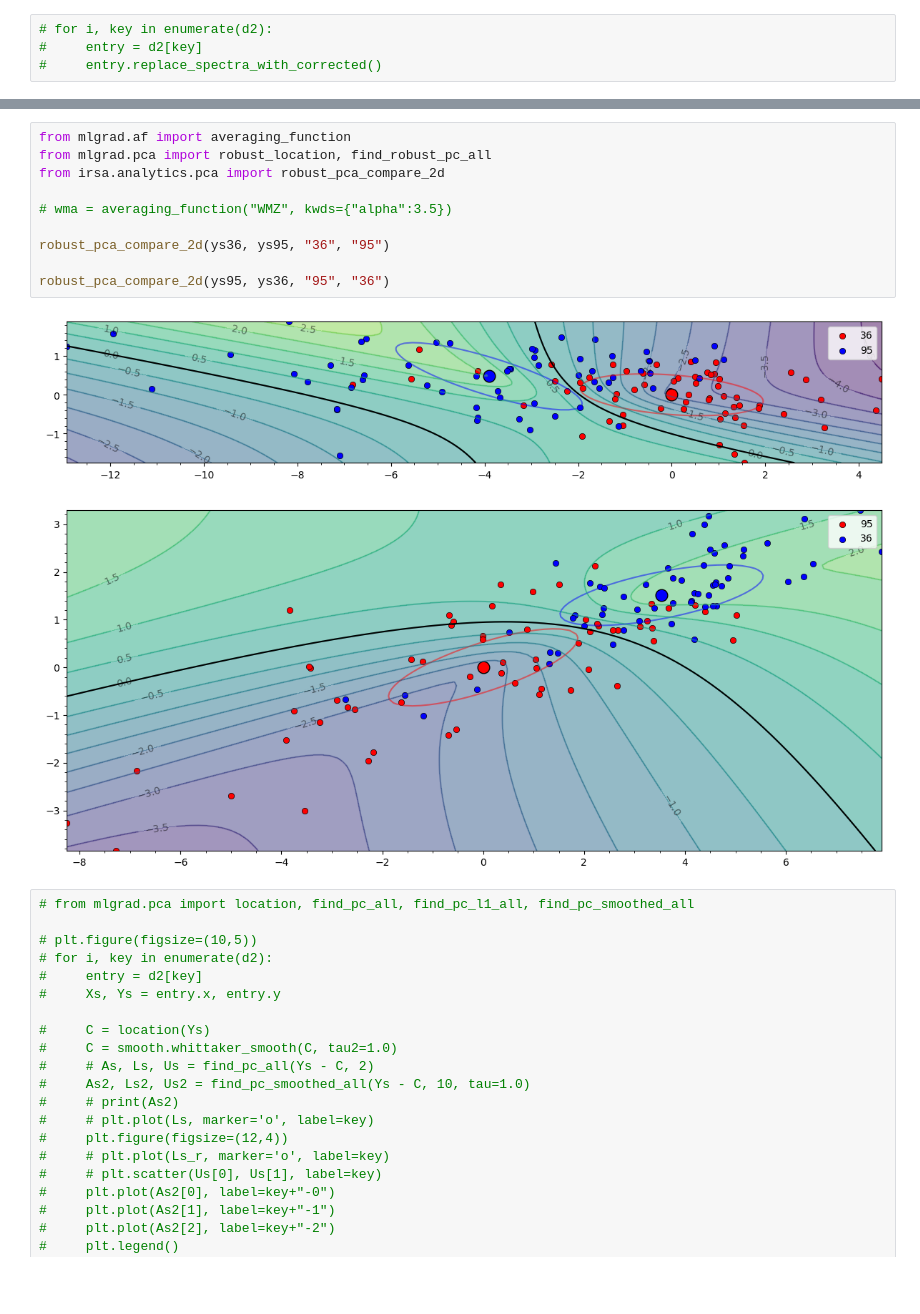
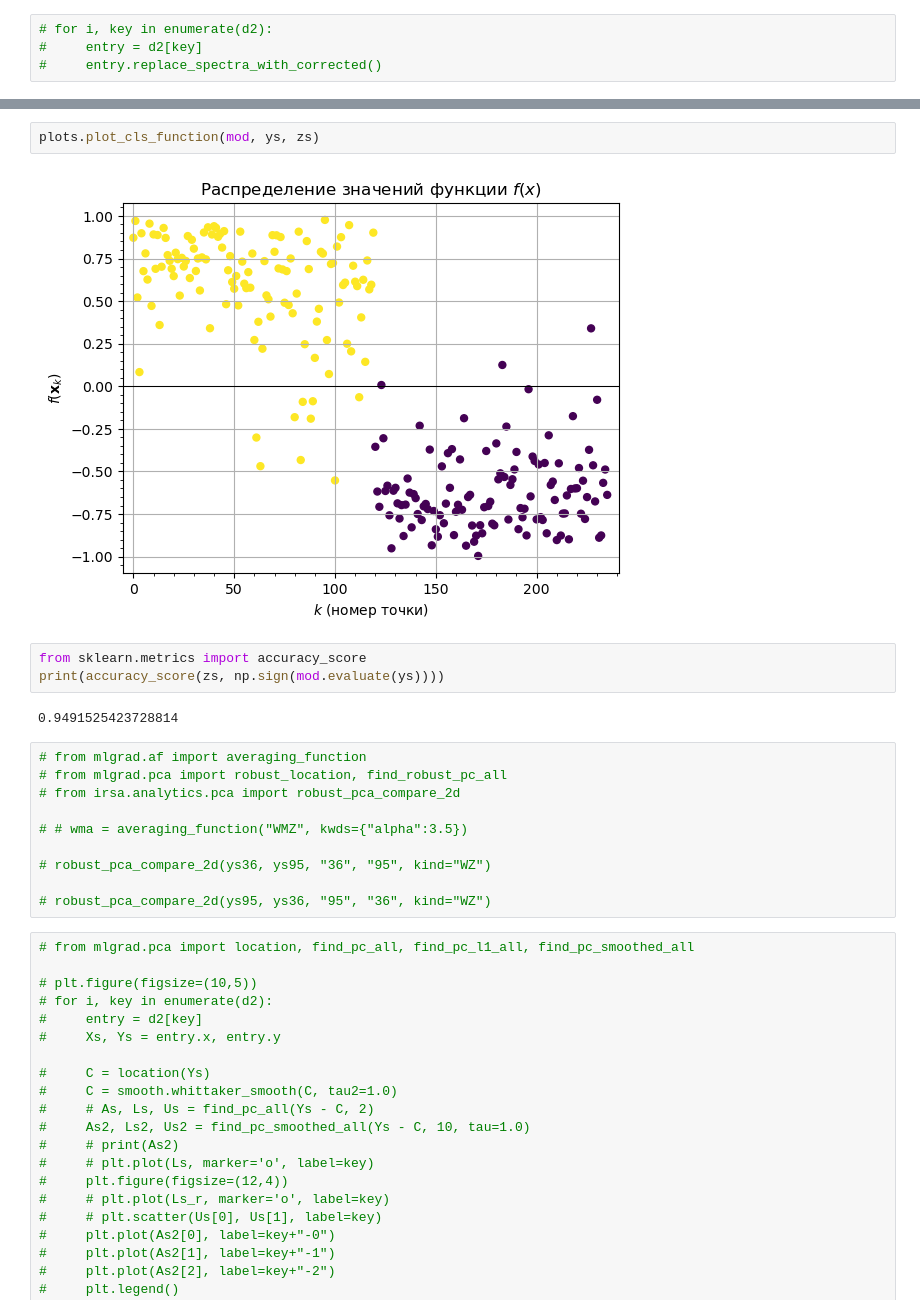
Before and after one commit to intellimath/irsa, a Jupyter notebook: examples/load_spectra.ipynb, the cells around one changed output, grey strips where cells are left out. Saved outputs shown, nothing was run; the diff lists cells and outputs as text; blank space fills up the shorter version.

```diff
--- a/examples/load_spectra.ipynb
+++ b/examples/load_spectra.ipynb
@@ -260,16 +344,22 @@ pca_compare_2d(ys95, ys36, "95", "36")
+# %%
+plots.plot_cls_function(mod, ys, zs)
+# %% [output]
+[figure, added]
+# %%
+from sklearn.metrics import accuracy_score
+print(accuracy_score(zs, np.sign(mod.evaluate(ys))))
+# %% [output]
+0.9491525423728814
 # %%
-from mlgrad.af import averaging_function
-from mlgrad.pca import robust_location, find_robust_pc_all
-from irsa.analytics.pca import robust_pca_compare_2d
+# from mlgrad.af import averaging_function
+# from mlgrad.pca import robust_location, find_robust_pc_all
+# from irsa.analytics.pca import robust_pca_compare_2d
 
-# wma = averaging_function("WMZ", kwds={"alpha":3.5})
+# # wma = averaging_function("WMZ", kwds={"alpha":3.5})
 
-robust_pca_compare_2d(ys36, ys95, "36", "95")
+# robust_pca_compare_2d(ys36, ys95, "36", "95", kind="WZ")
 
-robust_pca_compare_2d(ys95, ys36, "95", "36")
+# robust_pca_compare_2d(ys95, ys36, "95", "36", kind="WZ")
-# %% [output]
-[figure, removed]
-[figure, removed]
 # %%
 # from mlgrad.pca import location, find_pc_all, find_pc_l1_all, find_pc_smoothed_all
 
```
Also changed, not shown: parts of 19 cells of this notebook, 4 other files.
